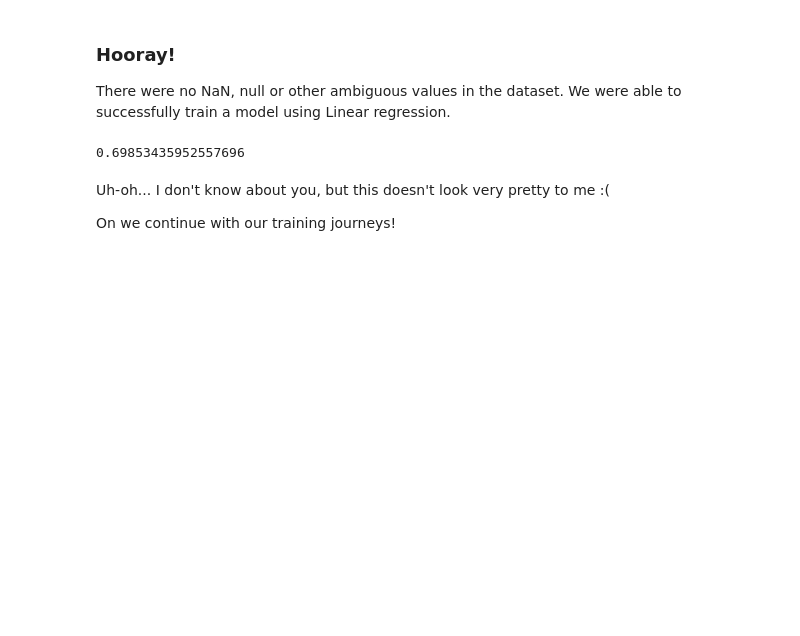
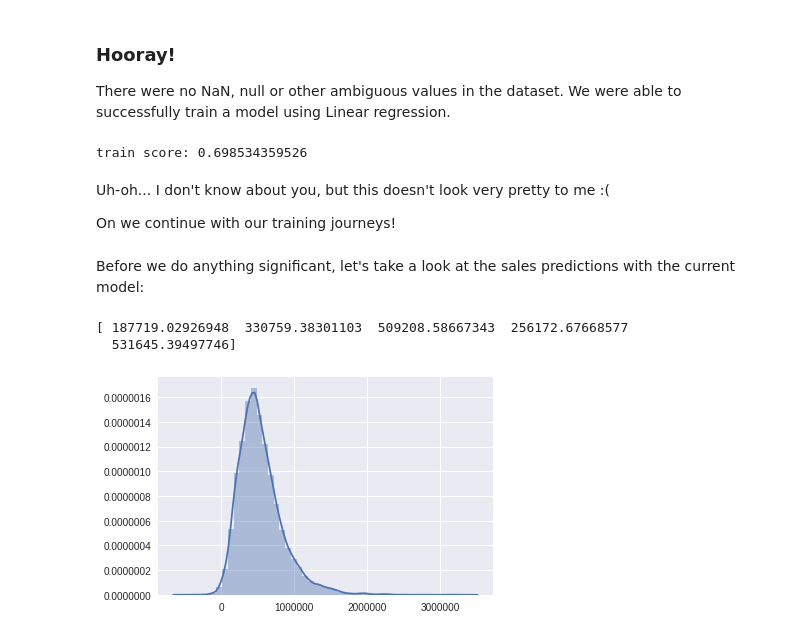
Before and after one commit to NickyMateev/Introduction-to-Machine-Learning-2017, a Jupyter notebook: Data Exploration/House Sales in King County/HouseSales.ipynb, the cells around one changed output. Cells and saved outputs as stored; diff of their text form; code cells hidden in the pictures; blank space fills up the shorter version.

```diff
--- a/Data Exploration/House Sales in King County/HouseSales.ipynb
+++ b/Data Exploration/House Sales in King County/HouseSales.ipynb
@@ -112,10 +112,22 @@ LinearRegression(copy_X=True, fit_intercept=True, n_jobs=1, normalize=False)
 There were no NaN, null or other ambiguous values in the dataset.
 We were able to successfully train a model using Linear regression.
 # %%
-regressor.score(x_train[numeric_column_names], y_train)
+print("train score:", regressor.score(x_train[numeric_column_names], y_train))
 # %% [output]
-0.69853435952557696
+train score: 0.698534359526
 # %% [markdown]
 Uh-oh... I don't know about you, but this doesn't look very pretty to me :(
 
 On we continue with our training journeys!
+# %% [markdown]
+Before we do anything significant, let's take a look at the sales predictions with the current model:
+# %%
+predictions = regressor.predict(x_train[numeric_column_names])
+
+print(predictions[:5])
+
+sns.distplot(predictions);
+# %% [output]
+[ 187719.02926948  330759.38301103  509208.58667343  256172.67668577
+  531645.39497746]
+[figure, added]
```
Also changed, not shown: parts of 9 cells of this notebook.
